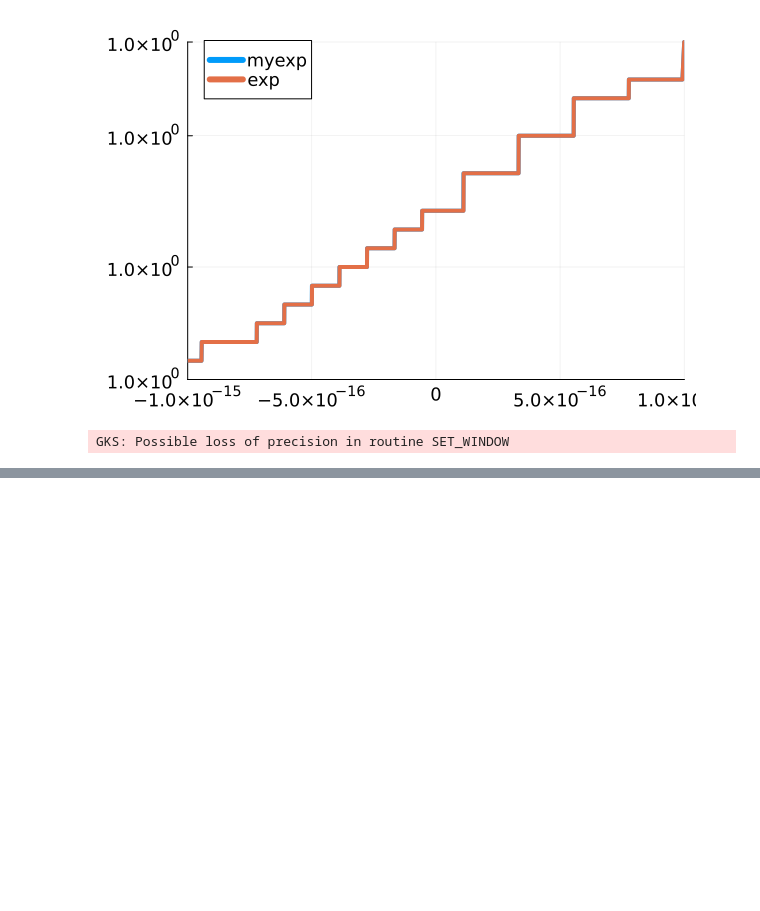
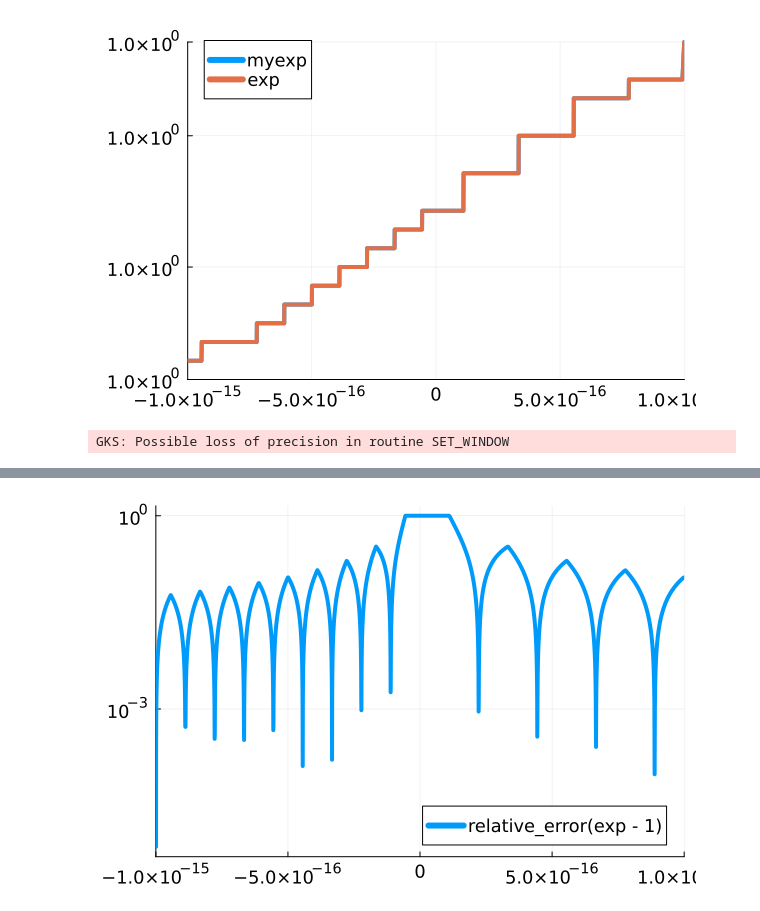
Before and after one commit to jeremylt/csci-3656-fall-2025, a Jupyter notebook: source/notebooks/2025-08-27-Function-Error.ipynb, the cells around one changed output, grey strips where cells are left out. Drawn from its saved outputs; the diff is of its cells as text; code cells hidden in the pictures; blank space fills up the shorter version.

```diff
--- a/source/notebooks/2025-08-27-Function-Error.ipynb
+++ b/source/notebooks/2025-08-27-Function-Error.ipynb
@@ -165,0 +243,21 @@ GKS: Possible loss of precision in routine SET_WINDOW
+# %%
+# Let's compute relative error
+function relativeerror(f, f_true, x)
+    fx = f(x)
+    fx_true = f_true(x)
+    max(abs(fx - fx_true) / abs(fx_true), eps())
+end
+
+# and let's plot it
+bad_expm1(x) = exp(x) - 1
+
+a = 1e-15
+plot(
+    x -> relativeerror(bad_expm1, expm1, x),
+    yscale=:log10,
+    xlims=[-a, a],
+    label="relative_error(exp - 1)",
+    legend=:bottomright
+)
+# %% [output]
+[figure, added]
```
Also changed, not shown: parts of 21 cells of this notebook, 2 other files.
